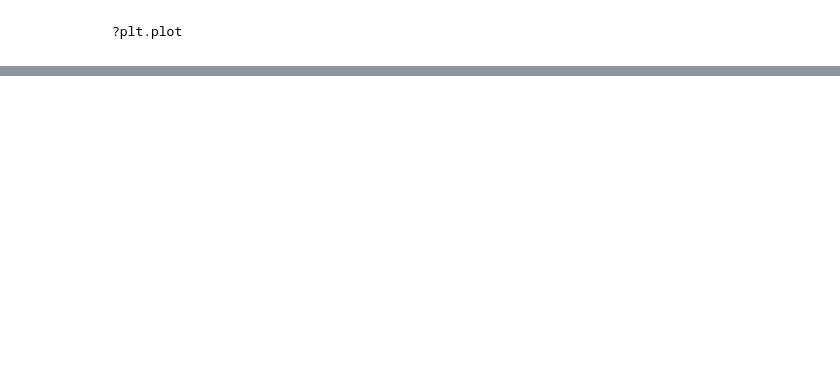
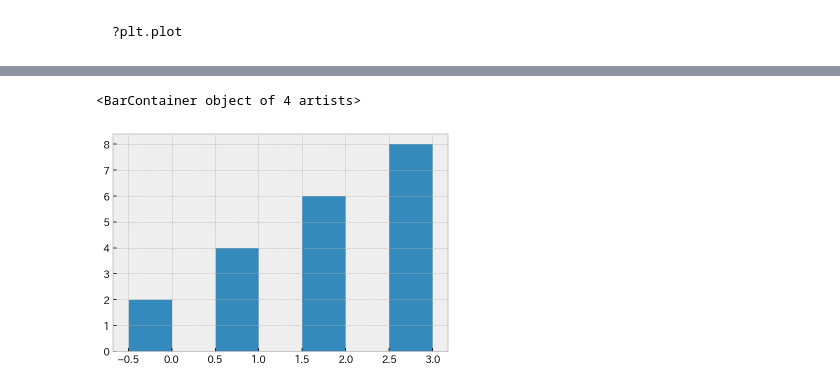
Before and after one commit to yukiohmiya/juno-site-packages, a Jupyter notebook: Introduction_to_Matplotlib.ipynb, the cells around one changed output, grey strips where cells are left out. Saved outputs shown, nothing was run; the diff lists cells and outputs as text; code cells hidden in the pictures; blank space fills up the shorter version.

```diff
--- a/Introduction_to_Matplotlib.ipynb
+++ b/Introduction_to_Matplotlib.ipynb
@@ -155,0 +168,8 @@ mpl.style.use
+# %%
+plt.bar(x=range(4),
+        width=-0.5,
+        height=[2*x for x in range(1,5)],
+        align='edge')
+# %% [output]
+<BarContainer object of 4 artists>
+[figure, added]
```
Also changed, not shown: parts of 29 cells of this notebook, 1 other file.
